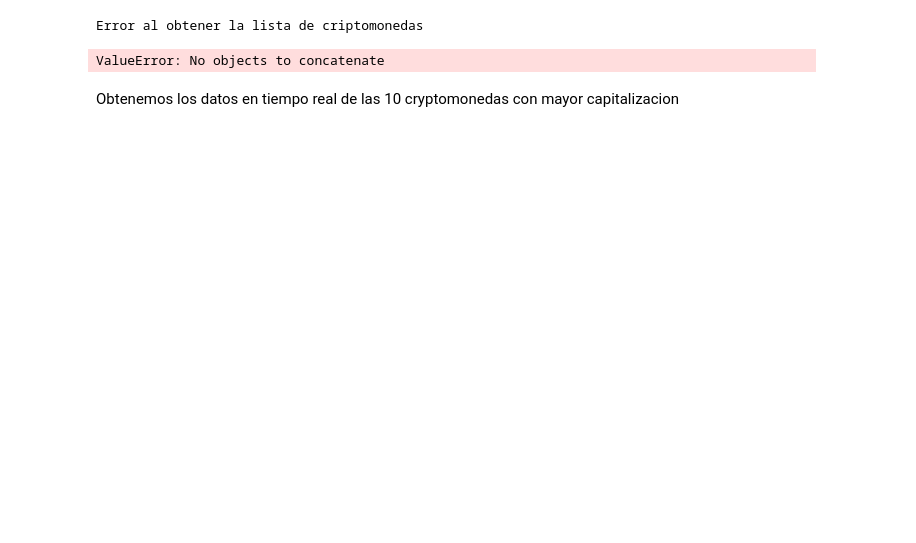
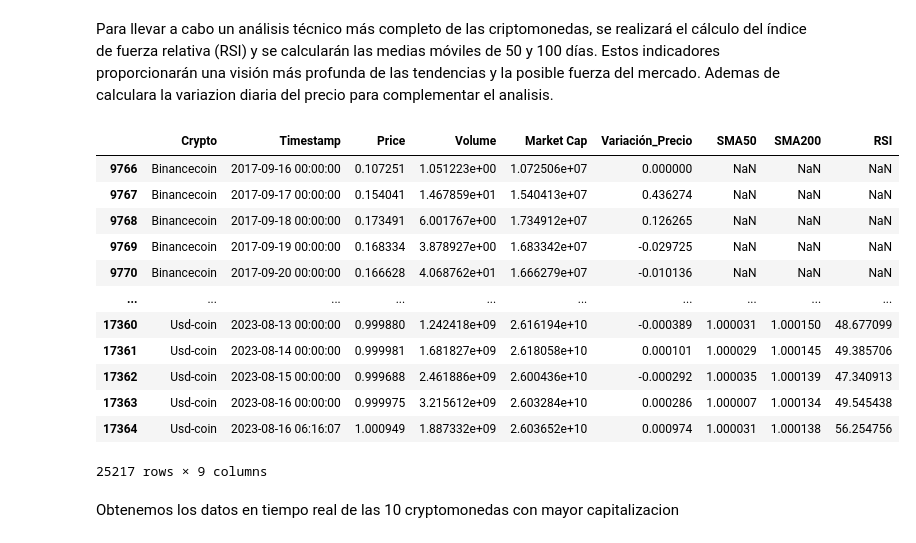
Before and after one commit to DiegoCampos98/PI_Criptomonedas, a Jupyter notebook: EDA.ipynb, the cells around one changed output. Saved outputs shown, nothing was run; the diff lists cells and outputs as text; code cells hidden in the pictures; blank space fills up the shorter version.

```diff
--- a/EDA.ipynb
+++ b/EDA.ipynb
@@ -135,24 +157,38 @@ for crypto_id in top_crypto_ids:
 
 # Combina los datos de las criptomonedas en un DataFrame
 df = pd.concat([pd.DataFrame(data) for data in crypto_data], ignore_index=True)
-
-# Ordena el DataFrame por Criptomoneda y marca de tiempo
-df = df.sort_values(by=['Crypto', 'Timestamp'])
-
-# Calcula la variación porcentual del precio por día para cada Criptomoneda
-df['Variación_Precio'] = df.groupby('Crypto')['Price'].pct_change()
-
-# Rellena valores infinitos o NaN en la columna de variación con 0
-df['Variación_Precio'] = df['Variación_Precio'].fillna(0)
-
-# Muestra el DataFrame resultante con los datos procesados
-df['SMA50'] = df.groupby('Crypto')['Price'].transform(lambda x: ta.trend.SMAIndicator(x, window=50).sma_indicator())
-df['SMA100'] = df.groupby('Crypto')['Price'].transform(lambda x: ta.trend.SMAIndicator(x, window=100).sma_indicator())
-
-df
-# %% [output]
-Error al obtener la lista de criptomonedas
-ValueError: No objects to concatenate
+# %% [markdown]
+Para llevar a cabo un análisis técnico más completo de las criptomonedas, se realizará el cálculo del índice de fuerza relativa (RSI) y se calcularán las medias móviles de 50 y 100 días. Estos indicadores proporcionarán una visión más profunda de las tendencias y la posible fuerza del mercado. Ademas de calculara la variazion diaria del precio para complementar el analisis.
+# %%
+# Ordena el DataFrame por Criptomoneda y marca de tiempo
+df = df.sort_values(by=['Crypto', 'Timestamp'])
+
+# Calcula la variación porcentual del precio por día para cada Criptomoneda
+df['Variación_Precio'] = df.groupby('Crypto')['Price'].pct_change()
+
+# Rellena valores infinitos o NaN en la columna de variación con 0
+df['Variación_Precio'] = df['Variación_Precio'].fillna(0)
+
+# Muestra el DataFrame resultante con los datos procesados
+df['SMA50'] = df.groupby('Crypto')['Price'].transform(lambda x: ta.trend.SMAIndicator(x, window=50).sma_indicator())
+df['SMA200'] = df.groupby('Crypto')['Price'].transform(lambda x: ta.trend.SMAIndicator(x, window=200).sma_indicator())
+df['RSI'] = df.groupby('Crypto')['Price'].transform(lambda x: ta.momentum.RSIIndicator(x, window=14).rsi())
+
+df
+# %% [output]
+|  | Crypto | Timestamp | Price | Volume | Market Cap | Variación_Precio | SMA50 | SMA200 | RSI |
+| 9766 | Binancecoin | 2017-09-16 00:00:00 | 0.107251 | 1.051223e+00 | 1.072506e+07 | 0.000000 | NaN | NaN | NaN |
+| 9767 | Binancecoin | 2017-09-17 00:00:00 | 0.154041 | 1.467859e+01 | 1.540413e+07 | 0.436274 | NaN | NaN | NaN |
+| 9768 | Binancecoin | 2017-09-18 00:00:00 | 0.173491 | 6.001767e+00 | 1.734912e+07 | 0.126265 | NaN | NaN | NaN |
+| 9769 | Binancecoin | 2017-09-19 00:00:00 | 0.168334 | 3.878927e+00 | 1.683342e+07 | -0.029725 | NaN | NaN | NaN |
+| 9770 | Binancecoin | 2017-09-20 00:00:00 | 0.166628 | 4.068762e+01 | 1.666279e+07 | -0.010136 | NaN | NaN | NaN |
+| ... | ... | ... | ... | ... | ... | ... | ... | ... | ... |
+| 17360 | Usd-coin | 2023-08-13 00:00:00 | 0.999880 | 1.242418e+09 | 2.616194e+10 | -0.000389 | 1.000031 | 1.000150 | 48.677099 |
+| 17361 | Usd-coin | 2023-08-14 00:00:00 | 0.999981 | 1.681827e+09 | 2.618058e+10 | 0.000101 | 1.000029 | 1.000145 | 49.385706 |
+| 17362 | Usd-coin | 2023-08-15 00:00:00 | 0.999688 | 2.461886e+09 | 2.600436e+10 | -0.000292 | 1.000035 | 1.000139 | 47.340913 |
+| 17363 | Usd-coin | 2023-08-16 00:00:00 | 0.999975 | 3.215612e+09 | 2.603284e+10 | 0.000286 | 1.000007 | 1.000134 | 49.545438 |
+| 17364 | Usd-coin | 2023-08-16 06:16:07 | 1.000949 | 1.887332e+09 | 2.603652e+10 | 0.000974 | 1.000031 | 1.000138 | 56.254756 |
+25217 rows × 9 columns
 # %% [markdown]
 Obtenemos los datos en tiempo real de las 10 cryptomonedas con mayor capitalizacion
 # %%
```
Also changed, not shown: parts of 22 cells of this notebook.
